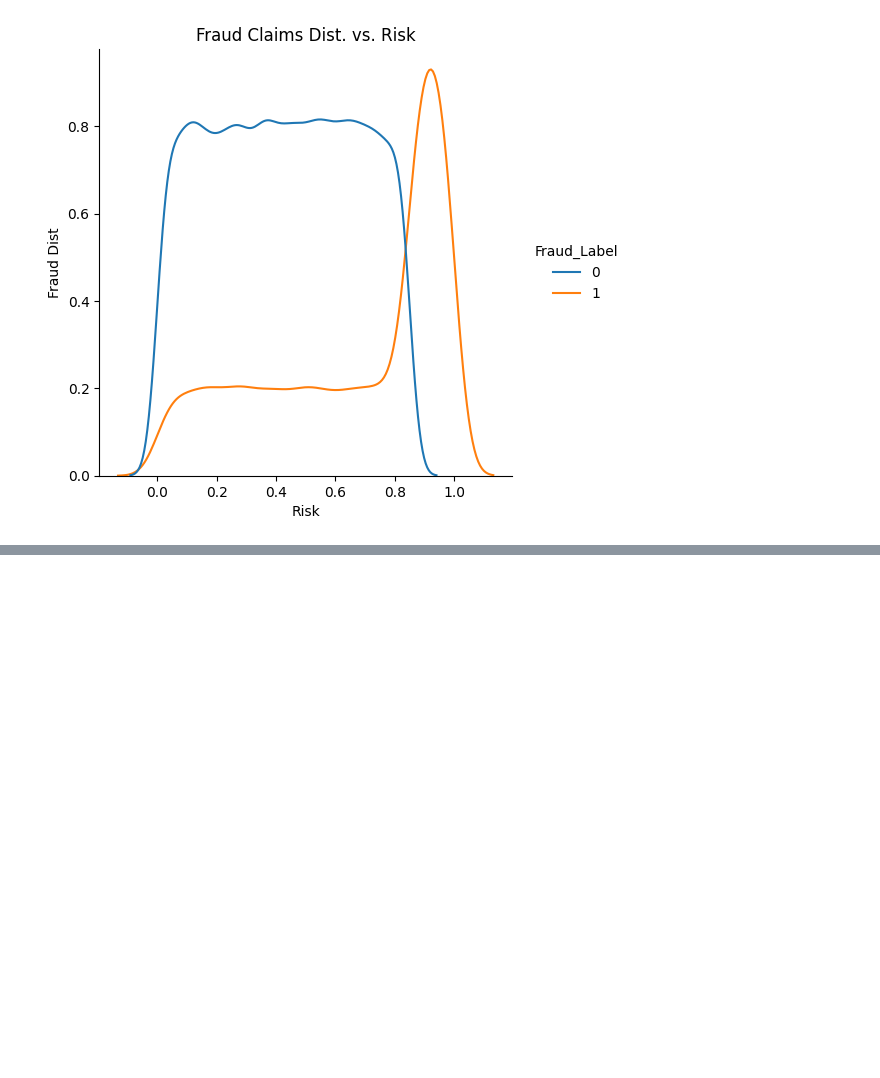
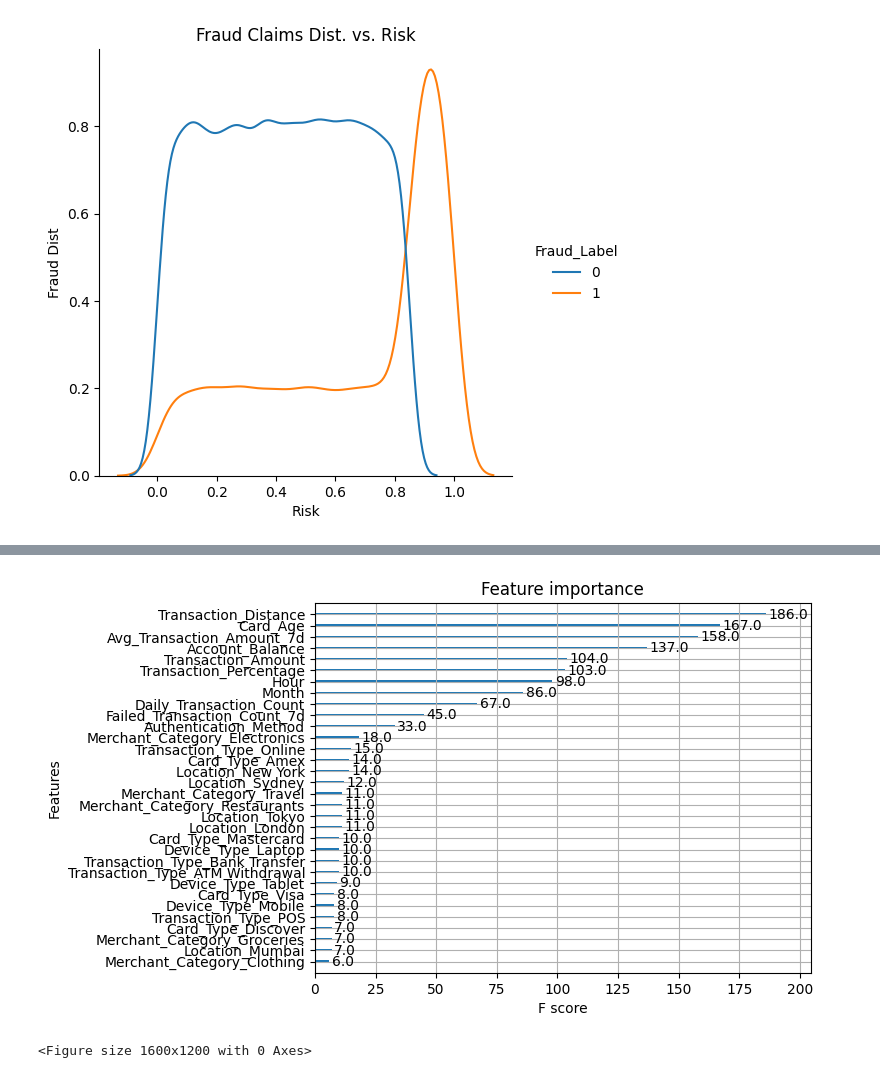
Before and after one commit to kcshenoy/finfraud_detection, a Jupyter notebook: fraud_detection.ipynb, the cells around one changed output, grey strips where cells are left out. Saved outputs shown, nothing was run; the diff lists cells and outputs as text; code cells hidden in the pictures; blank space fills up the shorter version.

```diff
--- a/fraud_detection.ipynb
+++ b/fraud_detection.ipynb
@@ -180,7 +206,7 @@ def preprocess_pipeline(x, drop=[], categorical=[], label=[], numerical=[]):
 
     # Get feature names
     num_features = numerical
-    cat_features = preprocessor.named_transformers_['categorical'].get_feature_names_out(categorical)
+    cat_features = preprocessor.named_transformers_['cat'].get_feature_names_out(categorical)
     auth_features = label
 
     # Combine all feature names
@@ -215,6 +241,7 @@ def preprocess_pipeline(x, drop=[], categorical=[], label=[], numerical=[]):
 
     # fit the classifier to the training data
     xgb_clf.fit(x_train, y_train)
+    y_pred = xgb_clf.predict(x_test)
+    print('XGBoost model accuracy score: {0:0.4f}'. format(accuracy_score(y_test, y_pred)))
 
-
-    return x
+    return(xgb_cv.head(), xgb_clf, x_train, x_test, y_train, y_test)
@@ -385,0 +376,8 @@ x_norisk = pd.DataFrame(x_norisk, columns=feature_names)
+# %%
+drop = ["Transaction_ID","User_ID","Fraud_Label","Minute","Second","Date","Risk_Score"]
+categorical_columns = ['Transaction_Type', 'Device_Type', 'Location', 'Merchant_Category', 'Card_Type']
+label_encoded_column = ['Authentication_Method']
+numerical_columns = ['Transaction_Amount', 'Account_Balance', 'Daily_Transaction_Count', 'Avg_Transaction_Amount_7d', 'Failed_Transaction_Count_7d', 'Card_Age', 'Transaction_Distance', 'Transaction_Percentage', 'Year', 'Month', 'Hour']
+y=fraud_df['Fraud_Label']
+
+output = preprocess_pipeline(fraud_df, drop, categorical_columns, label_encoded_column, numerical_columns)
@@ -385,0 +395,7 @@ x_norisk = pd.DataFrame(x_norisk, columns=feature_names)
+# %%
+xgb.plot_importance(output[1])
+plt.figure(figsize = (16, 12))
+plt.show()
+# %% [output]
+[figure, added]
+<Figure size 1600x1200 with 0 Axes>
```
Also changed, not shown: parts of 20 cells of this notebook.
